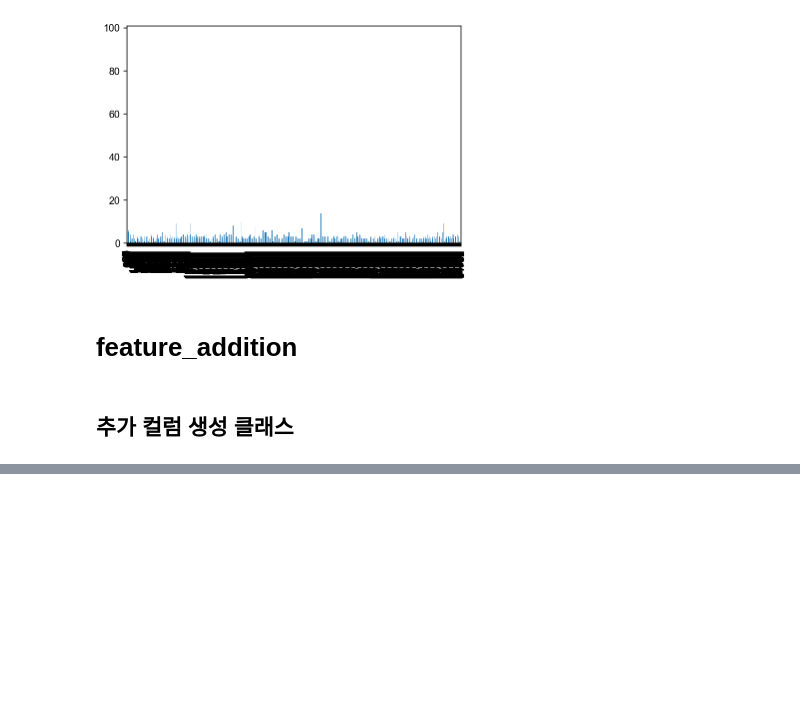
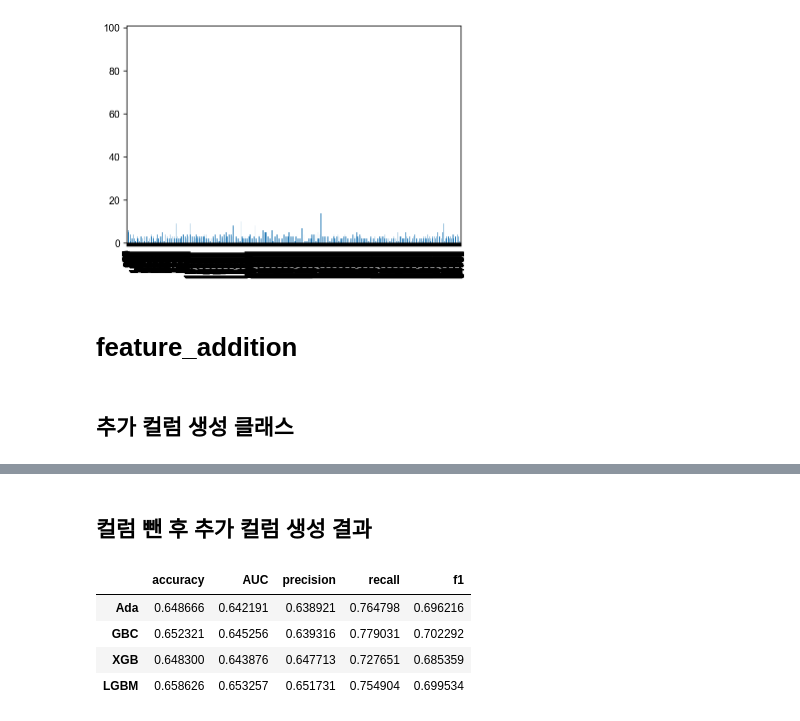
Before and after one commit to dss-14th/ml-repo-3, a Jupyter notebook: data_Nth_preprocessing.ipynb, the cells around one changed output, grey strips where cells are left out. Saved outputs shown, nothing was run; the diff lists cells and outputs as text; code cells hidden in the pictures; blank space fills up the shorter version.

```diff
--- a/data_Nth_preprocessing.ipynb
+++ b/data_Nth_preprocessing.ipynb
@@ -862,0 +1068,2 @@ class Add_columns:
+# %% [markdown]
+## 컬럼 뺀 후 추가 컬럼 생성 결과
@@ -862,0 +1077,16 @@ class Add_columns:
+# %%
+train_x, test_x, train_y, test_y = col_add.score(column="score", voted="voted", col_name="score_voted")
+# %%
+col_add_1 = Add_columns(train_x, test_x, train_y, test_y)
+# %%
+train_x, test_x, train_y, test_y = col_add_1.score(column="age", voted="voted", col_name="age_voted")
+# %%
+t_models = Train_models(train_x, test_x, train_y, test_y)
+# %%
+t_models.models_score_df()
+# %% [output]
+|  | accuracy | AUC | precision | recall | f1 |
+| Ada | 0.648666 | 0.642191 | 0.638921 | 0.764798 | 0.696216 |
+| GBC | 0.652321 | 0.645256 | 0.639316 | 0.779031 | 0.702292 |
+| XGB | 0.648300 | 0.643876 | 0.647713 | 0.727651 | 0.685359 |
+| LGBM | 0.658626 | 0.653257 | 0.651731 | 0.754904 | 0.699534 |
```
Also changed, not shown: parts of 26 cells of this notebook, 1 other file.
